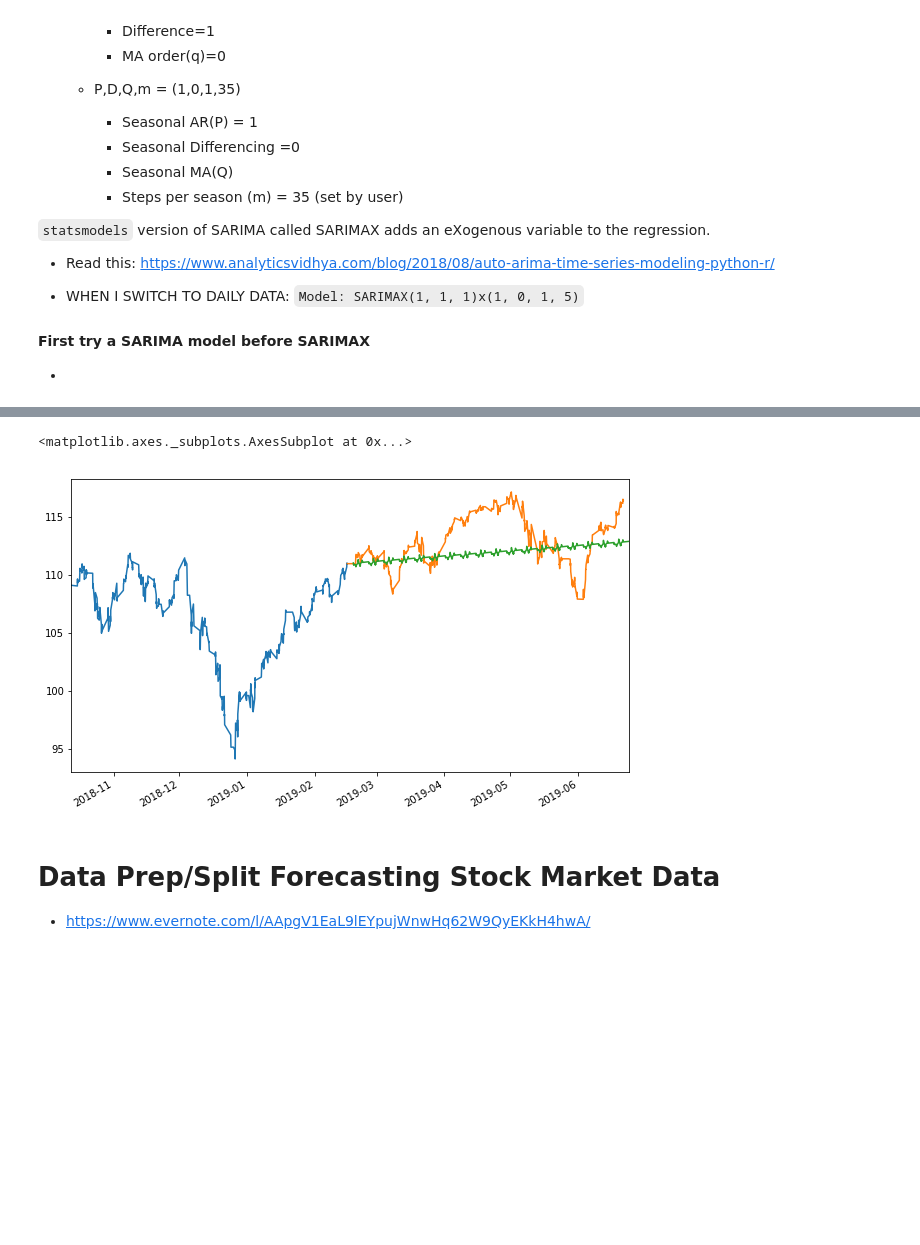
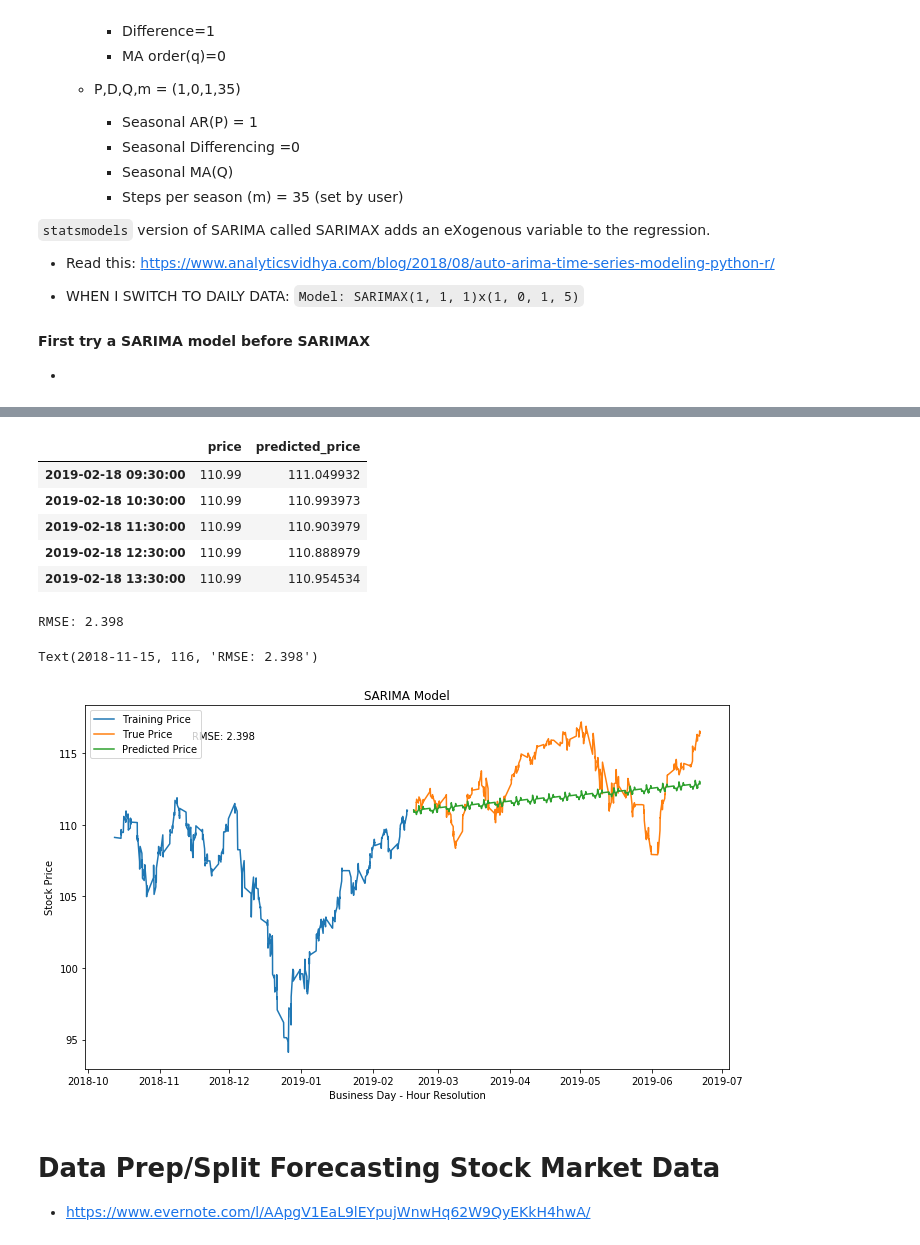
Before and after one commit to jirvingphd/dsc-5-capstone-project-online-ds-ft-021119, a Jupyter notebook: Capstone_Project_Outline_+_Analysis.ipynb, the cells around one changed output, grey strips where cells are left out. Drawn from its saved outputs; the diff is of its cells as text; code cells hidden in the pictures; blank space fills up the shorter version.

```diff
--- a/Capstone_Project_Outline_+_Analysis.ipynb
+++ b/Capstone_Project_Outline_+_Analysis.ipynb
@@ -1513,14 +1513,25 @@ Warnings:
 [1] Covariance matrix calculated using the outer product of gradients (complex-step).
 # %%
 # evaluate model
+from sklearn.metrics import mean_absolute_error, mean_squared_error
 start = len(train_data)
 end = len(train_data) + len(test_data) - 1
 predictions = results.predict(start=start,end=end).rename('SARIMA Model')
 days_per_period=7
 
-train_data['price'].iloc[-120*days_per_period:].plot()
-test_data['price'].plot()
-predictions.plot()
+# Combine preds and true into one df
+df_predictions_sarima = pd.concat([test_data['price'],pd.Series(predictions, index=test_data.index,name='predicted_price')],axis=1)
+df_predictions_sarima.dropna(inplace=True)
+display(df_predictions_sarima.head())
+
+# calculate rmse
+rmse_sarima = np.sqrt(mean_squared_error(df_predictions_sarima['price'],df_predictions_sarima['predicted_price']))
+print(f"RMSE: {rmse_sarima.round(3)}")
 # %% [output]
+|  | price | predicted_price |
+| 2019-02-18 09:30:00 | 110.99 | 111.049932 |
+| 2019-02-18 10:30:00 | 110.99 | 110.993973 |
+| 2019-02-18 11:30:00 | 110.99 | 110.903979 |
+| 2019-02-18 12:30:00 | 110.99 | 110.888979 |
+| 2019-02-18 13:30:00 | 110.99 | 110.954534 |
-<matplotlib.axes._subplots.AxesSubplot at 0x...>
+RMSE: 2.398
-[figure, removed]
@@ -1527,3 +1541,17 @@ predictions.plot()
+# %%
+# Plot results
+plt.plot(train_data['price'].iloc[-120*days_per_period:], label='Training Price')#.plot(label='price - train')
+plt.plot(df_predictions_sarima['price'], label='True Price')
+plt.plot(df_predictions_sarima['predicted_price'], label='Predicted Price')
+plt.ylabel('Stock Price')
+plt.xlabel('Business Day - Hour Resolution')
+plt.title('SARIMA Model')
+plt.legend()
+plt.tight_layout()
+plt.text('2018-11-15',116,f"RMSE: {rmse_sarima.round(3)}", fontdict={'fontsize':10, 'fontweight':'medium'})
+# %% [output]
+Text(2018-11-15, 116, 'RMSE: 2.398')
+[figure, added]
 # %% [markdown]
 # Data Prep/Split Forecasting Stock Market Data
 - https://www.evernote.com/l/AApgV1EaL9lEYpujWnwHq62W9QyEKkH4hwA/
```
Also changed, not shown: parts of 60 cells of this notebook, 3 other files.
